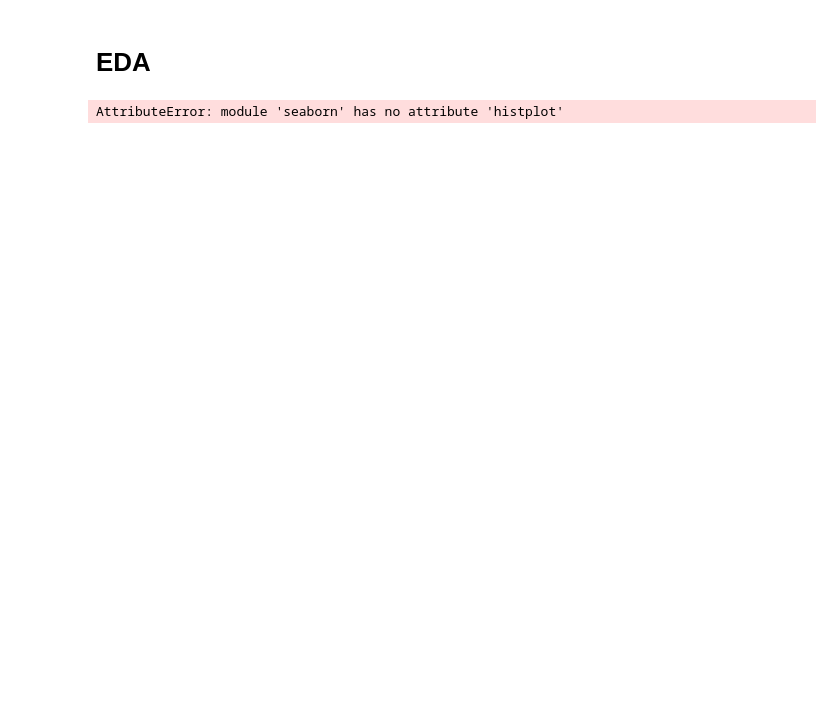
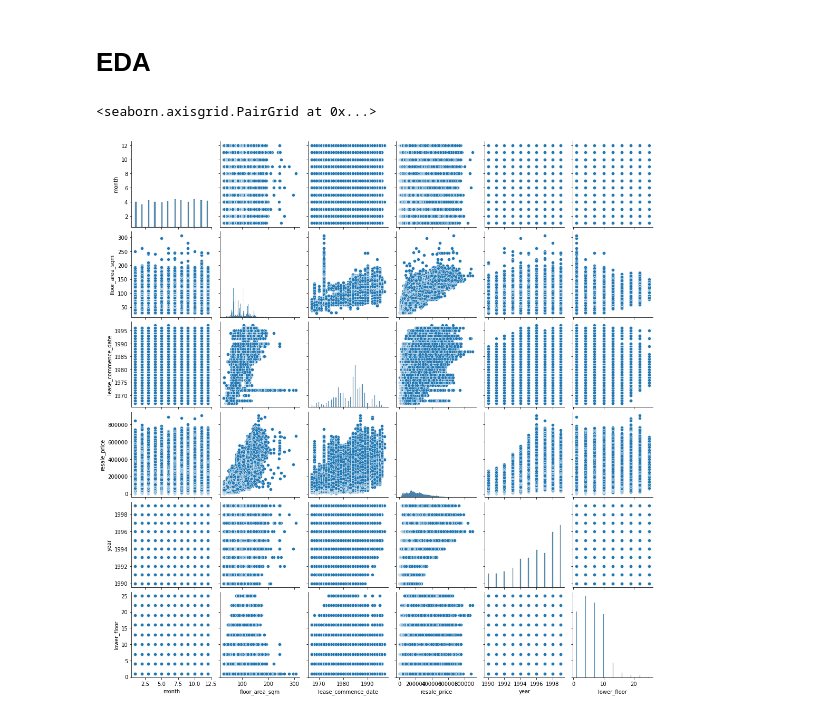
Before and after one commit to JC-prog/HDB-Price-Prediction, a Jupyter notebook: hdb_notebook.ipynb, the cells around one changed output. Drawn from its saved outputs; the diff is of its cells as text; code cells hidden in the pictures; blank space fills up the shorter version.

```diff
--- a/hdb_notebook.ipynb
+++ b/hdb_notebook.ipynb
@@ -92,0 +98,6 @@ KeyError: "['street_name'] not found in axis"
+# %%
+# Split storeys
+# High floor - 9th floor and up
+# Low Floor - 8th and below
+df[['lower_floor', 'upper_floor']] = df['storey_range'].str.split('TO', expand=True)
+df.head()
@@ -92,0 +111,3 @@ KeyError: "['street_name'] not found in axis"
+# %%
+df["lower_floor"] = df["lower_floor"].astype(int)
+df.head()
@@ -92,0 +136,6 @@ KeyError: "['street_name'] not found in axis"
+# %%
+bins = [1, 8, float('inf')]
+labels = ["Low", "High"]
+df["floor"] = pd.cut(df["lower_floor"], bins=bins, labels=labels, right=False)
+
+df.head()
@@ -92,0 +149,3 @@ KeyError: "['street_name'] not found in axis"
+# %%
+# Change dtypes
+df = df.astype({"month": int, "year": int})
@@ -93,7 +161,8 @@ KeyError: "['street_name'] not found in axis"
 # %% [markdown]
 # EDA
 # %%
-# Year Distribution
-sns.histplot(df['year'])
+# Pairplot
+sns.pairplot(df)
 # %% [output]
-AttributeError: module 'seaborn' has no attribute 'histplot'
+<seaborn.axisgrid.PairGrid at 0x...>
+[figure, added]
```
Also changed, not shown: parts of 14 cells of this notebook.
